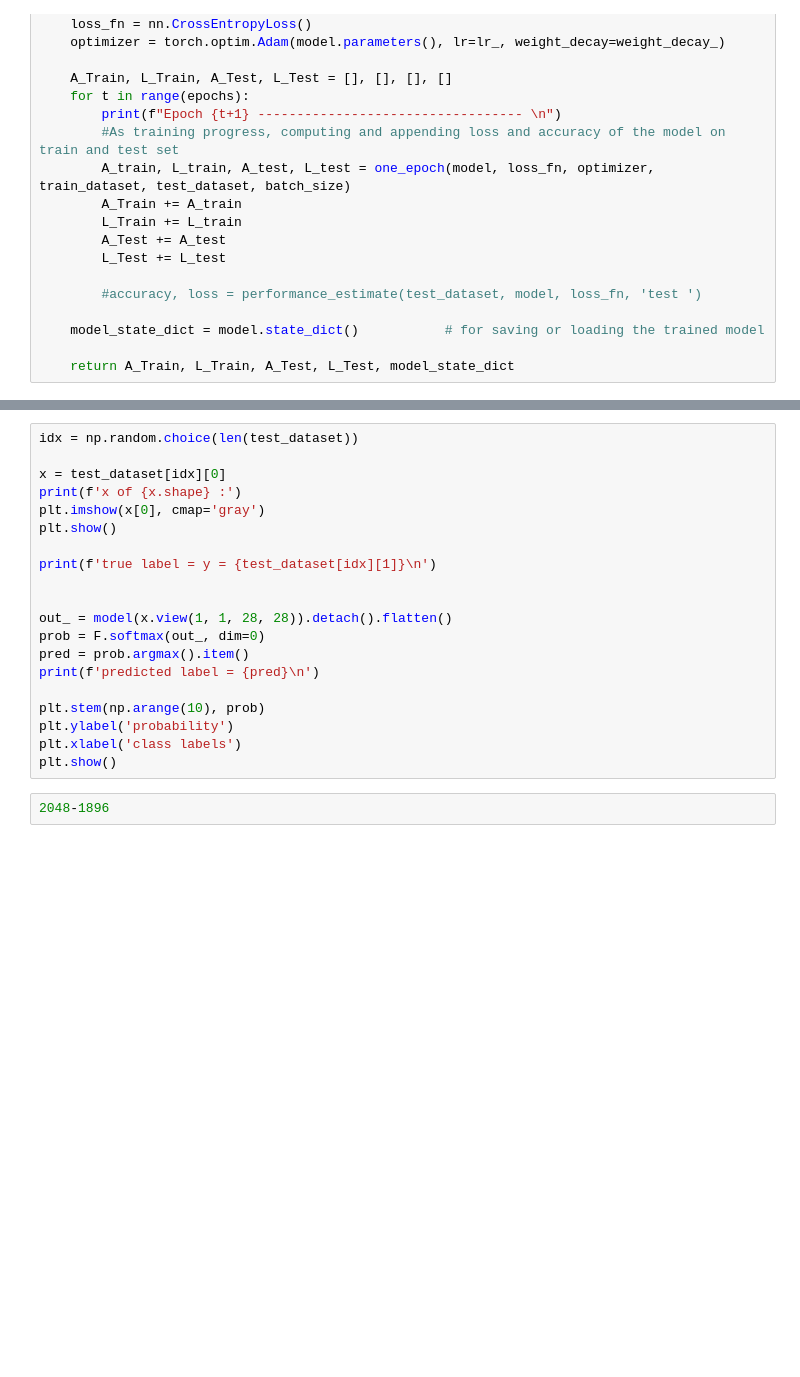
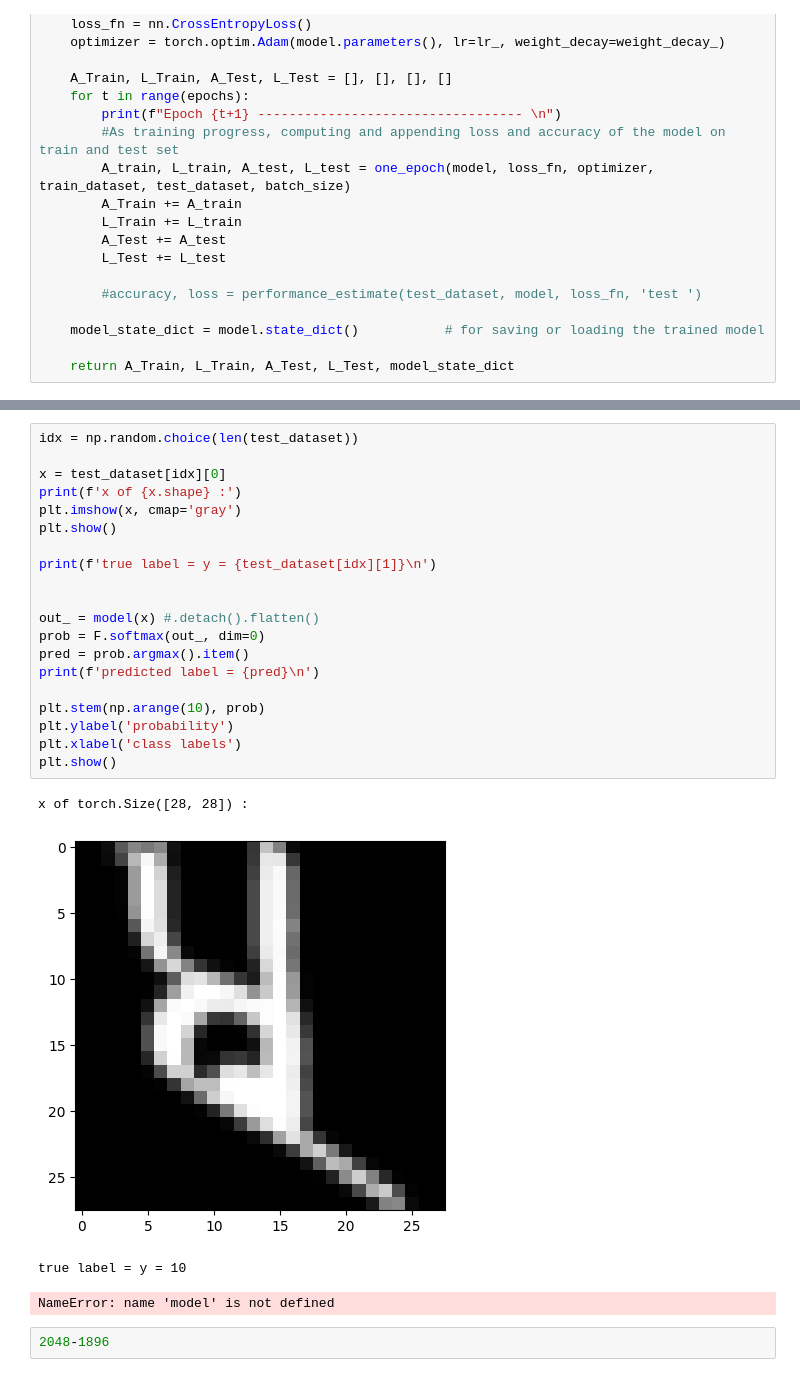
Before and after one commit to ashishar/q_character, a Jupyter notebook: Ranjana_with_qnn.ipynb, the cells around one changed output, grey strips where cells are left out. Saved outputs shown, nothing was run; the diff lists cells and outputs as text; blank space fills up the shorter version.

```diff
--- a/Ranjana_with_qnn.ipynb
+++ b/Ranjana_with_qnn.ipynb
@@ -866,22 +867,27 @@ NameError: name 'plt' is not defined
 # %%
 idx = np.random.choice(len(test_dataset))
 
 x = test_dataset[idx][0]
 print(f'x of {x.shape} :')
-plt.imshow(x[0], cmap='gray')
+plt.imshow(x, cmap='gray')
 plt.show()
 
 print(f'true label = y = {test_dataset[idx][1]}\n')
 
 
-out_ = model(x.view(1, 1, 28, 28)).detach().flatten()
+out_ = model(x) #.detach().flatten()
 prob = F.softmax(out_, dim=0)
 pred = prob.argmax().item()
 print(f'predicted label = {pred}\n')
 
 plt.stem(np.arange(10), prob)
 plt.ylabel('probability')
 plt.xlabel('class labels')
 plt.show()
+# %% [output]
+x of torch.Size([28, 28]) :
+[figure, added]
+true label = y = 10
+NameError: name 'model' is not defined
 # %%
 2048-1896
```
Also changed, not shown: parts of 6 cells of this notebook.
